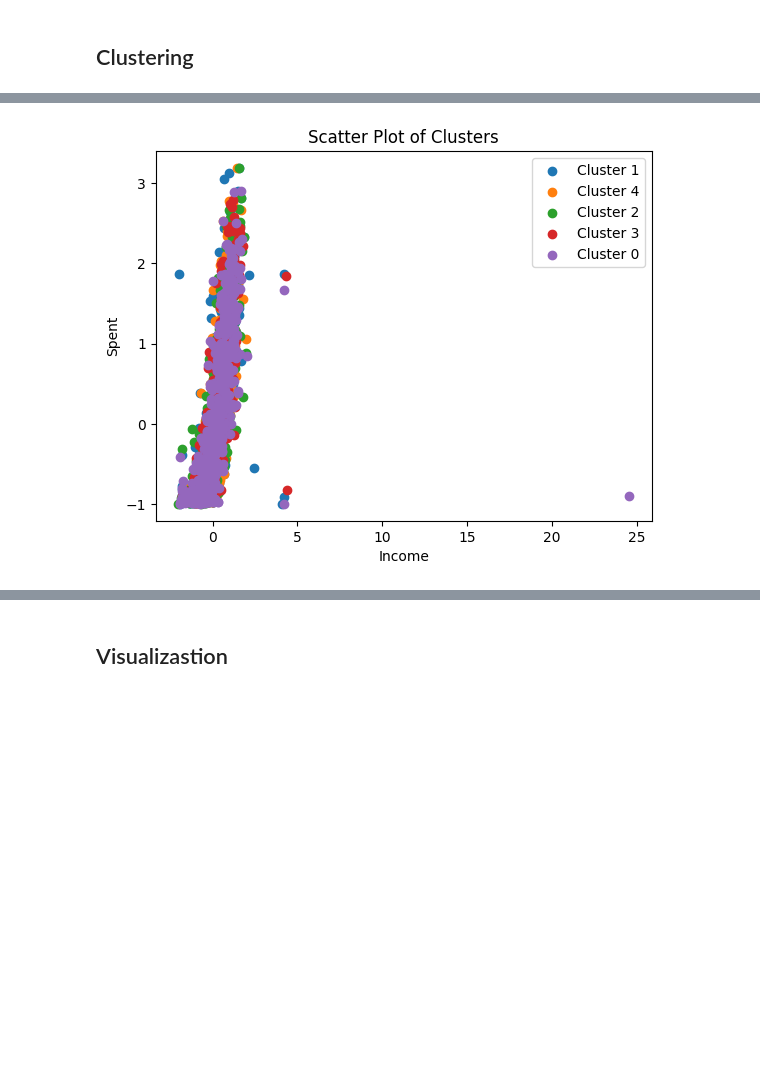
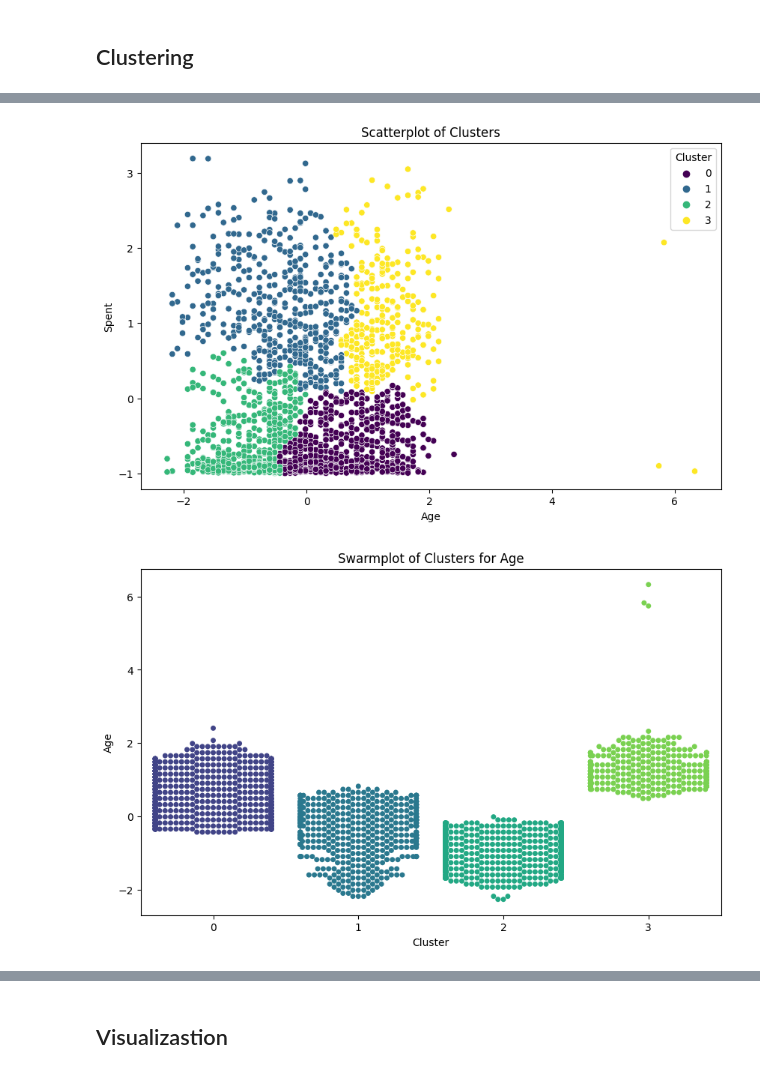
Before and after one commit to Jnewman26/Data-Mining, a Jupyter notebook: Data Mining AFL 2 - James Newman 0706022110026.ipynb, the cells around one changed output, grey strips where cells are left out. Cells and saved outputs as stored; diff of their text form; code cells hidden in the pictures; blank space fills up the shorter version.

```diff
--- a/Data Mining AFL 2 - James Newman 0706022110026.ipynb
+++ b/Data Mining AFL 2 - James Newman 0706022110026.ipynb
@@ -172,9 +138,6 @@ df_new = df_new.drop(['Kidhome', 'Teenhome'], axis=1)
 # %% [markdown]
 ## Data Preparation
 # %%
-# Label encoding column Education
 label_encoder = LabelEncoder()
-
-df_new['Education'] = label_encoder.fit_transform(df_new['Education'])
-
-df_new
+df['Living_With_encoded'] = label_encoder.fit_transform(df['Living_With'])
+df['Education_Level_encoded'] = label_encoder.fit_transform(df['Education_Level'])
@@ -218,11 +147,11 @@ df_new
 # %%
-# Dimensionality Reduction
+n_components = 2
 
-df_numeric = df_new.select_dtypes(include=[np.number])
+pca = PCA(n_components=n_components)
+df_pca = pca.fit_transform(df[['Age', 'Spent']])
 
-n_components = 5
-pca = PCA(n_components=n_components)
-principal_components = pca.fit_transform(df_numeric)
+df['PCA1'] = df_pca[:, 0]
+df['PCA2'] = df_pca[:, 1]
 # %% [markdown]
 ## Clustering
 # %%
@@ -262,17 +179,28 @@ Name: count, dtype: int64
+# %%
+agg_clustering = AgglomerativeClustering(n_clusters=4, affinity='euclidean')
+df['Cluster'] = agg_clustering.fit_predict(df[['Age', 'Spent']])
 # %%
-feature1 = 'Income'
-feature2 = 'Spent'
+# Scatterplot
+plt.figure(figsize=(10, 6))
+sns.scatterplot(data=df, x='Age', y='Spent', hue='Cluster', palette='viridis')
+plt.title('Scatterplot of Clusters')
+plt.xlabel('Age')
+plt.ylabel('Spent')
+plt.show()
 
-cluster_col = 'Cluster'
+plt.figure(figsize=(10, 6))
+sns.swarmplot(data=df, x='Cluster', y='Age', palette='viridis')
+plt.title('Swarmplot of Clusters for Age')
+plt.xlabel('Cluster')
+plt.ylabel('Age')
+plt.show()
 
-for cluster in df_new[cluster_col].unique():
-    cluster_data = df_new[df_new[cluster_col] == cluster]
-    plt.scatter(cluster_data[feature1], cluster_data[feature2], label=f'Cluster {cluster}')
-
-plt.xlabel(feature1)
-plt.ylabel(feature2)
-plt.legend()
-plt.title('Scatter Plot of Clusters')
+plt.figure(figsize=(10, 6))
+sns.boxenplot(data=df, x='Cluster', y='Spent', palette='viridis')
+plt.title('Boxenplot of Clusters for Spent')
+plt.xlabel('Cluster')
+plt.ylabel('Spent')
 plt.show()
 # %% [output]
-[figure, old version]
+[figure, new version]
+[figure, added]
```
Also changed, not shown: parts of 9 cells of this notebook, 3 other files.
